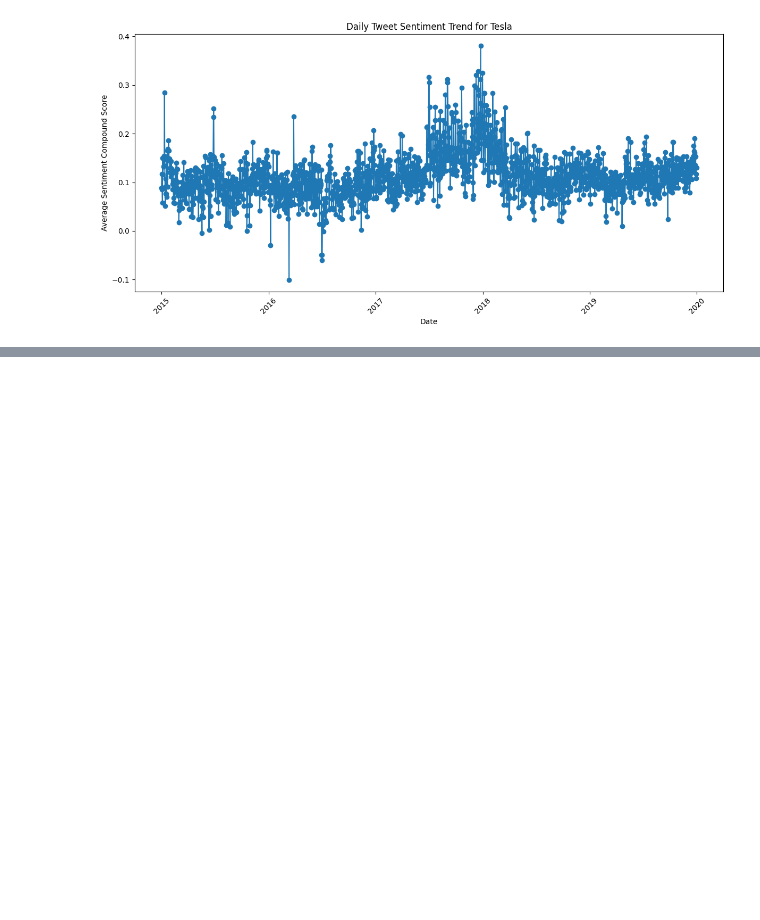
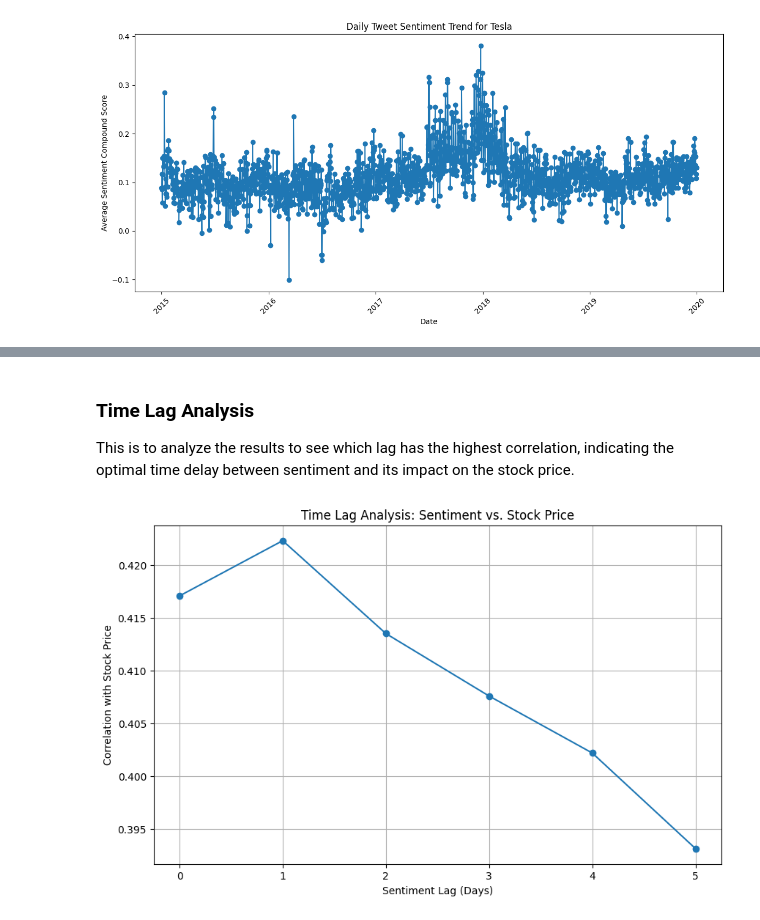
Before and after one commit to hish-school-work/Math509-project, a Jupyter notebook: Project509.ipynb, the cells around one changed output, grey strips where cells are left out. Saved outputs shown, nothing was run; the diff lists cells and outputs as text; code cells hidden in the pictures; blank space fills up the shorter version.

```diff
--- a/Project509.ipynb
+++ b/Project509.ipynb
@@ -406,0 +503,38 @@ plot_sentiment_trends(result['daily_sentiment'])
+# %% [markdown]
+### Time Lag Analysis
+This is to analyze the results to see which lag has the highest correlation, indicating the optimal time delay between sentiment and its impact on the stock price.
+# %%
+def time_lag_analysis(df, lag_days):
+  """
+  Performs time lag analysis between sentiment and stock price.
+
+  Args:
+    df: DataFrame with 'Date', 'adj_close', 'vader_compound' columns.
+    lag_days: Number of days to lag sentiment data.
+
+  Returns:
+    A DataFrame with correlation results for each lag.
+  """
+  results = []
+  for lag in range(lag_days + 1):
+    df_copy = df.copy()
+    df_copy['lagged_sentiment'] = df_copy['vader_compound'].shift(lag)
+    correlation = df_copy['adj_close'].corr(df_copy['lagged_sentiment'])
+    results.append({'Lag (days)': lag, 'Correlation': correlation})
+
+  return pd.DataFrame(results)
+
+# Example usage:
+lag_days_to_analyze = 5  # Analyze lags from 0 to 5 days
+correlation_results = time_lag_analysis(aligned_df, lag_days_to_analyze)
+
+# Plot correlation results
+plt.figure(figsize=(10, 6))
+plt.plot(correlation_results['Lag (days)'], correlation_results['Correlation'], marker='o')
+plt.xlabel('Sentiment Lag (Days)')
+plt.ylabel('Correlation with Stock Price')
+plt.title('Time Lag Analysis: Sentiment vs. Stock Price')
+plt.grid(True)
+plt.show()
+# %% [output]
+[figure, added]
```
Also changed, not shown: parts of 19 cells of this notebook.
